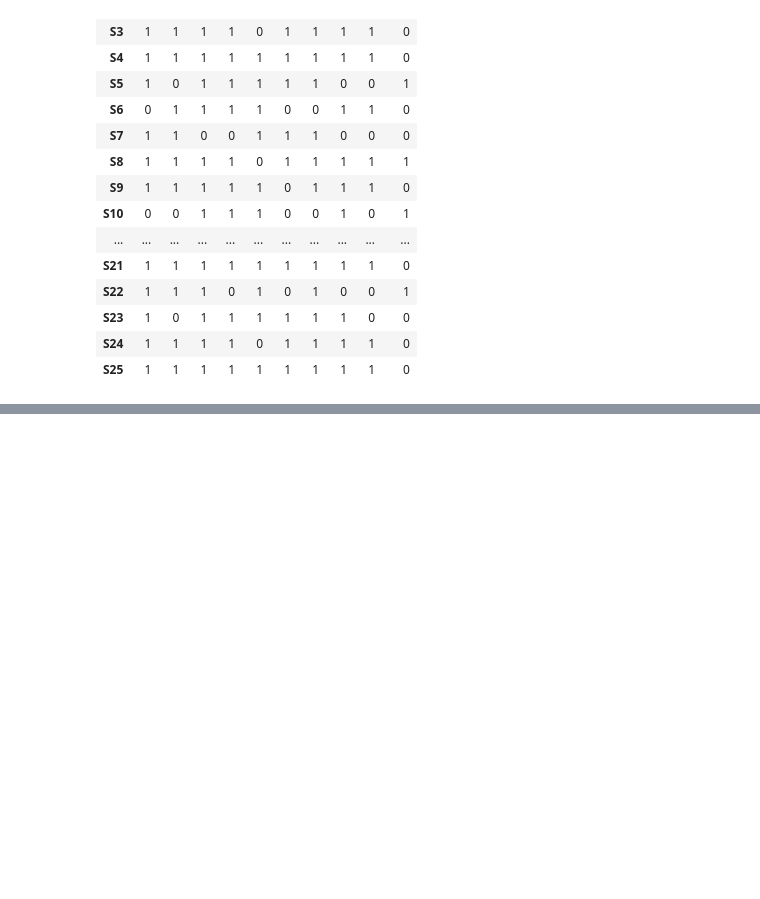
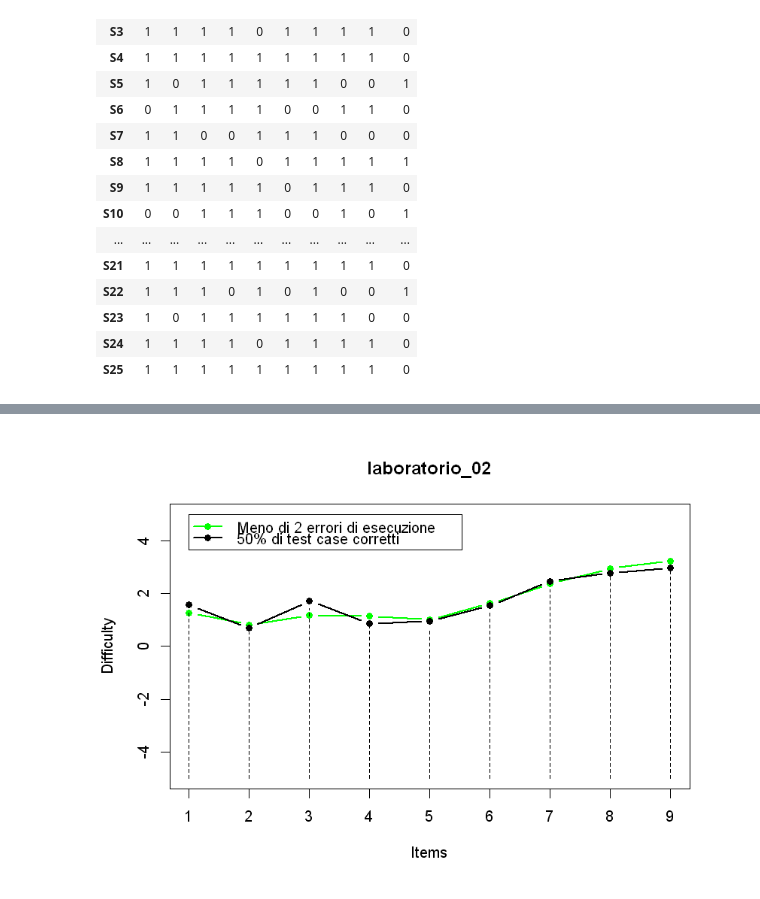
Before and after one commit to MarcoCordoni95/TesiTriennale-ItemResponseTheory, a Jupyter notebook: IRT.ipynb, the cells around one changed output, grey strips where cells are left out. Saved outputs shown, nothing was run; the diff lists cells and outputs as text; code cells hidden in the pictures; blank space fills up the shorter version.

```diff
--- a/IRT.ipynb
+++ b/IRT.ipynb
@@ -670,0 +614,18 @@ evaluateSource(results, vote, cases, percTestCaseOk = p)
+# %%
+numSessions <- 7
+session <- sessions[numSessions]
+
+evalWithErrors   <- evaluateSource(session, vote = "errors", maxError = 2)
+evalWithTestCase <- evaluateSource(session, vote = "testCase", percTestCaseOk = 0.5)
+
+nStud <- nrow(evalWithTestCase)
+
+diffErrors   <- estimateDifficultiesDichotOneDiscrim(bootstrapping(evalWithErrors,   n = bootstrapVal * nStud))
+diffTestCase <- estimateDifficultiesDichotOneDiscrim(bootstrapping(evalWithTestCase, n = bootstrapVal * nStud))
+
+plotDifficultiesDichot(evalWithErrors, diffErrors, color = "green", name = session)
+par(new = TRUE)
+plotDifficultiesDichot(evalWithTestCase, diffTestCase, color = "black", name = "")
+legend(1, 10, legend=c("Meno di 2 errori di esecuzione", "50% di test case corretti"), col=c("green", "black"), lty=1, cex=1, lwd=2, pch=16)
+# %% [output]
+[figure, added]
```
Also changed, not shown: parts of 29 cells of this notebook.
